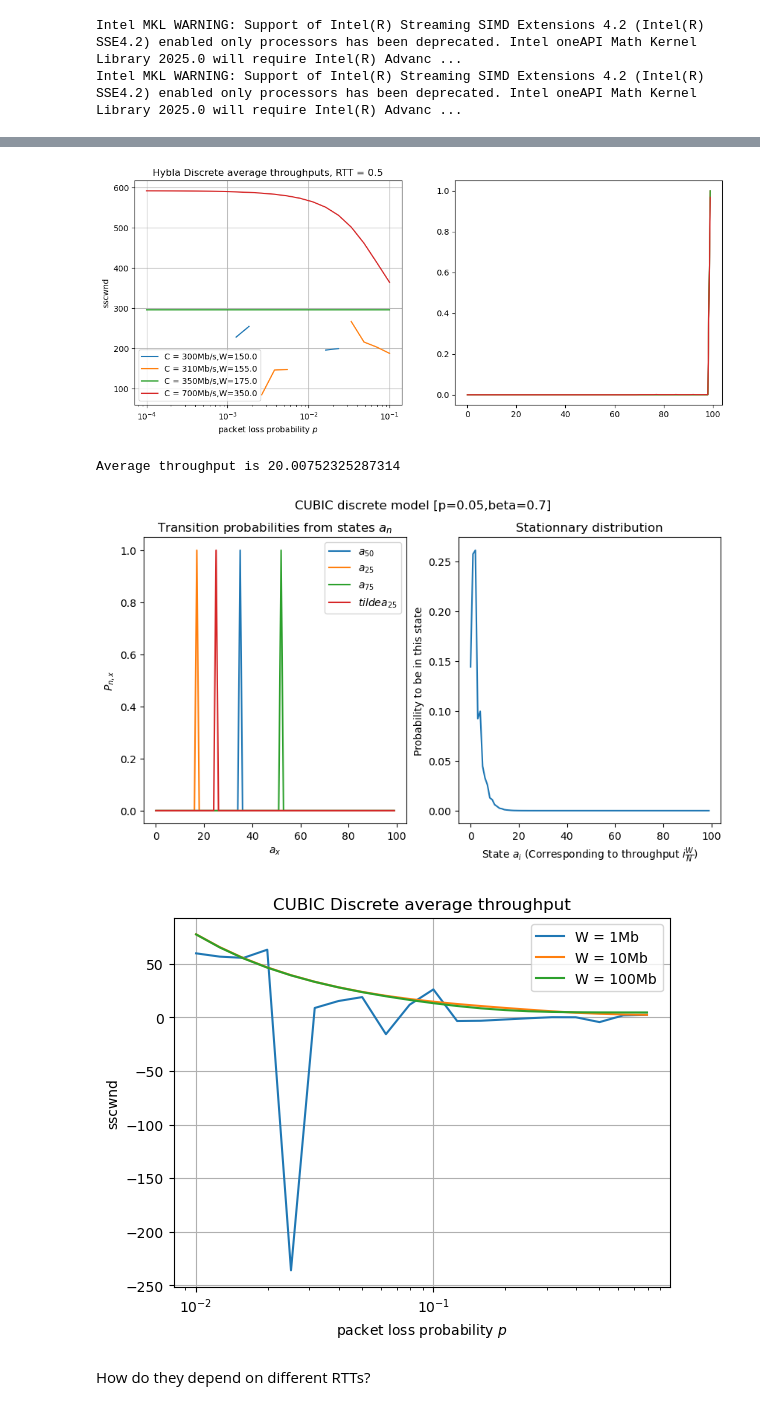
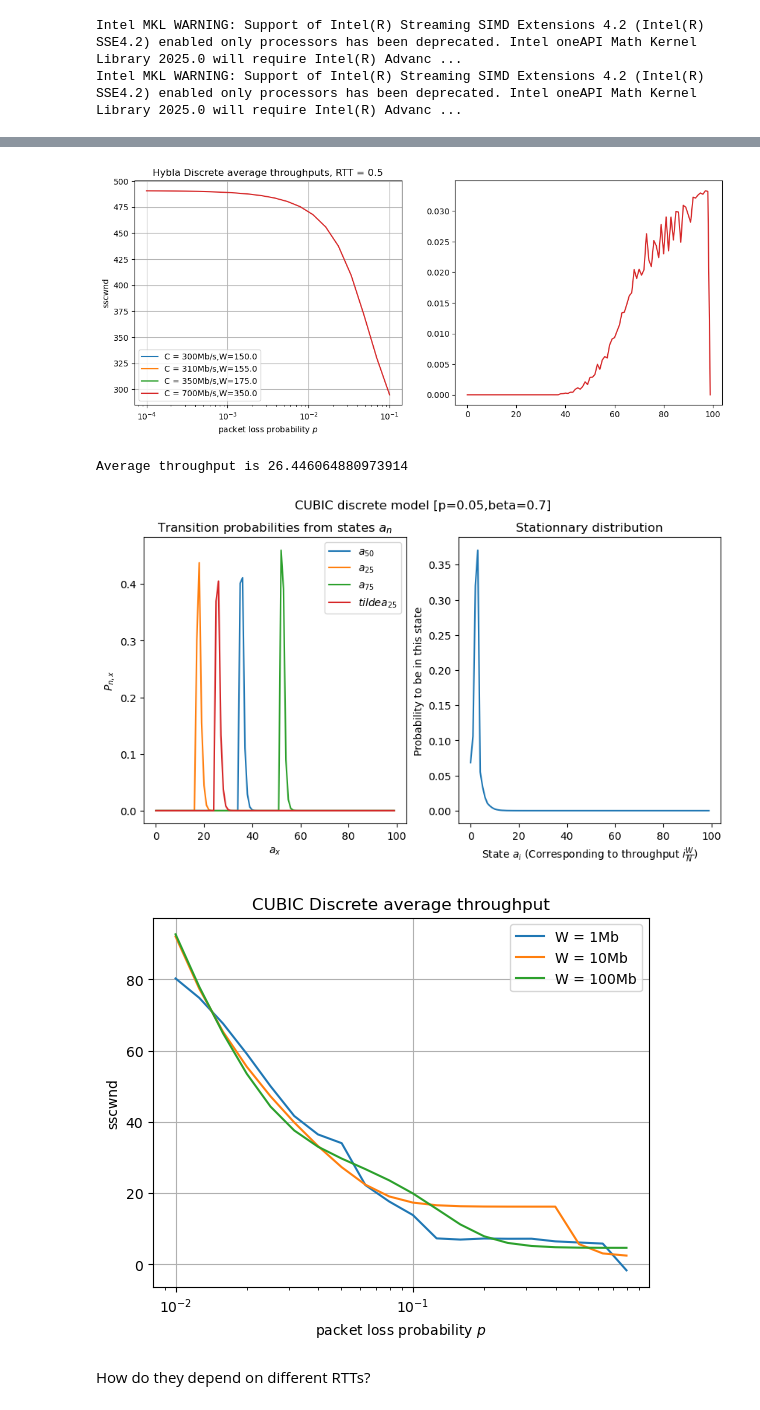
Before and after one commit to megretj/qpepcca, a Jupyter notebook: packetBasedMarkovianModel.ipynb, the cells around one changed output, grey strips where cells are left out. Drawn from its saved outputs; the diff is of its cells as text; code cells hidden in the pictures.

Commit message:
commit before changing hybla to continuous.

```diff
--- a/packetBasedMarkovianModel.ipynb
+++ b/packetBasedMarkovianModel.ipynb
@@ -67,5 +122,5 @@ Average throughput is 3278.5744692644616
 # %%
-wired = CCA_MarkovChain_Hybla_discrete(packet_err=0.001,beta=0.7,N=100,C = 1000,RTT_est=0.1, RTT_real = 0.25, RTT0=0.025)
+wired = CCA_MarkovChain_Hybla_packet(packet_err=0.001,beta=0.7,N=100,C = 1000, RTT_real = 0.25, RTT0=0.025)
 ps = np.logspace(-3,-0.1,3)
 fig, axs = plt.subplots(1, 2, figsize=(13,5))
 for i in ps:
@@ -94,13 +149,13 @@ plt.show()
 # %%
-wired = CCA_MarkovChain_CUBIC_discrete(packet_err=0.1,beta=0.7,N=100,C = 1000,RTT_est=0.1, RTT_real = 0.5)
-ps = np.logspace(-4,-0.1,4)
+wired = CCA_MarkovChain_CUBIC_packet(packet_err=0.1,beta=0.7,N=100,C = 1000, RTT_real = 0.5)
+ps = np.logspace(-2,-0.01,4)
 fig, axs = plt.subplots(1, 2, figsize=(13,5))
 for i in ps:
     wired.packet_err = i
     wired.compute_stationnary_distribution()
     axs[0].plot(np.arange(wired.N),wired.P[0,:],label=f"p={i}")
     axs[1].plot(np.arange(wired.N),wired.pi,label=f"p={i}")
-    print(i, wired.avg_throughput())
+    print(i, wired.avg_throughput(), wired.a[0], wired.P[0,0], wired.pi[1])
 
 axs[1].set_title(r"Stationnary distribution")
 axs[0].set_title(r"Transition probabilities from $a_{50}$")
@@ -122,5 +177,5 @@ plt.show()
 # %%
-hyb = CCA_MarkovChain_Hybla_discrete(packet_err=0.,beta=0.7,N=100,C =1000, RTT_est=0.2, RTT_real = 0.5, RTT0=0.1)
+hyb = CCA_MarkovChain_Hybla_packet(packet_err=0.,beta=0.7,N=100,C =1000, RTT_real = 0.5, RTT0=0.1)
 probij = np.zeros((40,3))
 ps = np.logspace(-4,-1,40)
 probe_states = [0,50,75]
@@ -166,9 +221,9 @@ RTT = 0.5
 throughputs = np.zeros([len(bandwidths),len(err_rates)])
 sdistr = np.zeros([len(bandwidths),100])
 for k,C in enumerate(bandwidths):
-    sdistr[k,:] = CCA_MarkovChain_Hybla_discrete(packet_err=1e-3,beta=0.7,N=100,C = C,RTT_real=RTT, RTT0=0.025).compute_stationnary_distribution()
+    sdistr[k,:] = CCA_MarkovChain_Hybla_packet(packet_err=1e-3,beta=0.7,N=100,C = C,RTT_real=RTT, RTT0=0.025).compute_stationnary_distribution()
     for i, l in enumerate(err_rates):
-        wireless = CCA_MarkovChain_Hybla_discrete(packet_err=l,beta=0.7,N=100,C = C,RTT_real=RTT, RTT0=0.025)
+        wireless = CCA_MarkovChain_Hybla_packet(packet_err=l,beta=0.7,N=100,C = C,RTT_real=RTT, RTT0=0.025)
         throughputs[k,i] = wireless.avg_throughput()
 fig, axs = plt.subplots(1, 2, figsize=(13,5))
 for k,C in enumerate(bandwidths):
@@ -182,11 +237,11 @@ axs[0].set_xlabel(r"packet loss probability $p$")
 axs[0].set_ylabel(r'sscwnd')
 plt.show()
 # %% [output]
-[figure, old version]
+[figure, new version]
 # %%
 p = 0.05
 b = 0.7
-wired = CCA_MarkovChain_CUBIC_discrete(packet_err=p,beta=b,N=100,C =1000, RTT_est=0.2, RTT_real = 0.21)
+wired = CCA_MarkovChain_CUBIC_packet(packet_err=p,beta=b,N=100,C =1000, RTT_real = 0.21)
 wired.avg_throughput()
 print(f"Average throughput is {wired.ssThroughput}")
 
@@ -206,28 +261,28 @@ axs[1].set_ylabel(r'Probability to be in this state')
 fig.suptitle(f"CUBIC discrete model [p={p},beta={b}]")
 plt.show()
 # %% [output]
-Average throughput is 20.00752325287314
+Average throughput is 26.446064880973914
-[figure, old version]
+[figure, new version]
 # %%
 err_rates = np.logspace(-2,-0.1,20)
 throughputs = np.zeros([3,len(err_rates)])
 for k,C in enumerate([100,500,1000]):
     for i, l in enumerate(err_rates):
-        wireless = CCA_MarkovChain_CUBIC_discrete(packet_err=l,beta=0.7,N=100,C = C,RTT_real=0.1)
+        wireless = CCA_MarkovChain_CUBIC_packet(packet_err=l,beta=0.7,N=100,C = C,RTT_real=0.1)
         throughputs[k,i] = wireless.avg_throughput()
 
 plt.plot(err_rates,throughputs[0,:], label = "W = 1Mb")
 plt.plot(err_rates,throughputs[1,:], label = "W = 10Mb")
 plt.plot(err_rates,throughputs[2,:], label = "W = 100Mb")
 plt.semilogx()
 plt.legend()
 plt.grid()
 plt.title(r"CUBIC Discrete average throughput")
 plt.xlabel(r"packet loss probability $p$")
 plt.ylabel(r'sscwnd')
 plt.show()
 # %% [output]
-[figure, old version]
+[figure, new version]
 # %% [markdown]
 How do they depend on different RTTs?
 # %%
```
Also changed, not shown: parts of 11 cells of this notebook, 2 other files.
